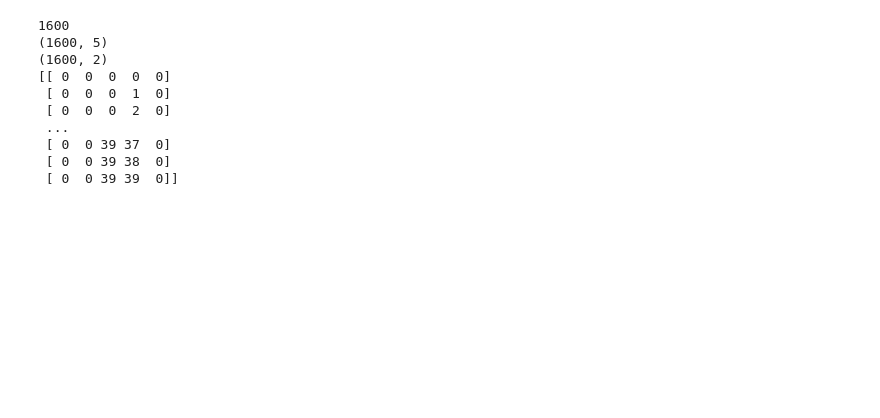
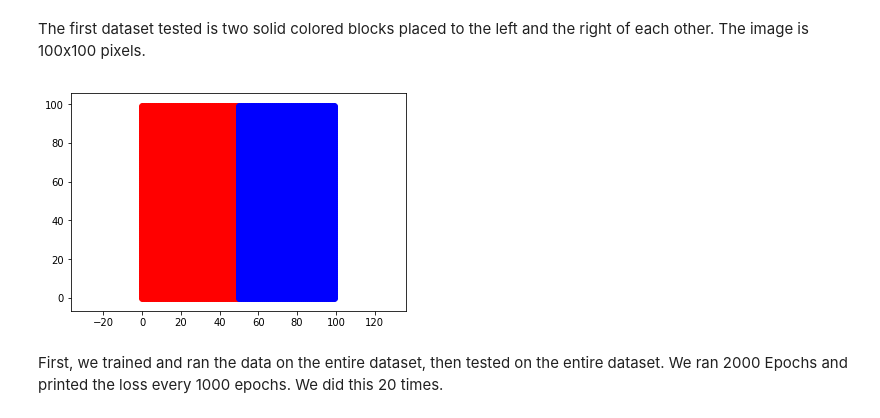
Before and after one commit to shudaniel/tensorflow_practice, a Jupyter notebook: Tensorflow practice.ipynb, the cells around one changed output. Drawn from its saved outputs; the diff is of its cells as text; code cells hidden in the pictures; blank space fills up the shorter version.

```diff
--- a/Tensorflow practice.ipynb
+++ b/Tensorflow practice.ipynb
@@ -18,38 +51,30 @@ def generate_dataset(filename):
     return data
 # %%
-num_labels = 2
 def extract_data(filename, num_labels):
     data = generate_dataset(filename)
     dim = data.ts.values.shape[0]
-    print(dim)
-    #type(data.x_coordinate.values[1])
     dataset_x = np.concatenate((data.ts.values.reshape(dim,1),
                               data.user.values.reshape(dim,1),
                               data.x_coordinate.values.reshape(dim,1),
                               data.y_coordinate.values.reshape(dim,1),
                               data.color.values.reshape(dim,1)), axis=1)
-    print(dataset_x.shape)
     dataset_y = np.zeros((dim,num_labels))
     for i in range(dim):
         dataset_y[i][data.label.values[i]] = 1
-    print(dataset_y.shape)
-    return dataset_x, dataset_y
+    return dataset_x, dataset_y, dataset_x.shape[0]
-# %%
-train_x, train_y = extract_data('checkerboard_big.txt', num_labels)
-# valid_x, valid_y = extract_data('validation.txt', num_labels)
-# test_x, test_y = extract_data('test_blocks.txt', num_labels)
-print(train_x)
-# %% [output]
-1600
-(1600, 5)
-(1600, 2)
-[[ 0  0  0  0  0]
- [ 0  0  0  1  0]
- [ 0  0  0  2  0]
- ...
- [ 0  0 39 37  0]
- [ 0  0 39 38  0]
- [ 0  0 39 39  0]]
+# %%
+def create_training_and_testing_sets(x_data, y_data, shape, num_test_points):
+    test_indexes = random.sample(range(0, shape), num_test_points )
+
+
+    train_indexes = np.setdiff1d(list(range(0,shape)),test_indexes)
+    train_x = x_data[train_indexes]
+    train_y = y_data[train_indexes]
+
+    test_x = x_data[test_indexes]
+    test_y = y_data[test_indexes]
+
+    return train_x, train_y, test_x, test_y
 # %%
 def build_model():
     x = tf.placeholder(tf.float32, shape=(None, 5), name='x')
@@ -124,2 +125,15 @@ def run(x, y, init, train_op, loss, accuracy):
+# %% [markdown]
+The first dataset tested is two solid colored blocks placed to the left and the right of each other. The image is 100x100 pixels.
+# %%
+data_x, data_y, shape = extract_data('two_blocks_lr.txt', num_labels)
+
+# Randomly take 9000 pixels to test on. The training set is only 1000
+train_x, train_y, test_x, test_y = create_training_and_testing_sets(x_data, y_data, shape, 9000)
+draw_image(data_x)
+# %% [output]
+[figure, added]
+# %% [markdown]
+First, we trained and ran the data on the entire dataset, then tested on the entire dataset. We ran 2000 Epochs and printed the loss every 1000 epochs.
+We did this 20 times.
 # %%
 for i in range(20):
```
Also changed, not shown: parts of 17 cells of this notebook, 2 other files.
